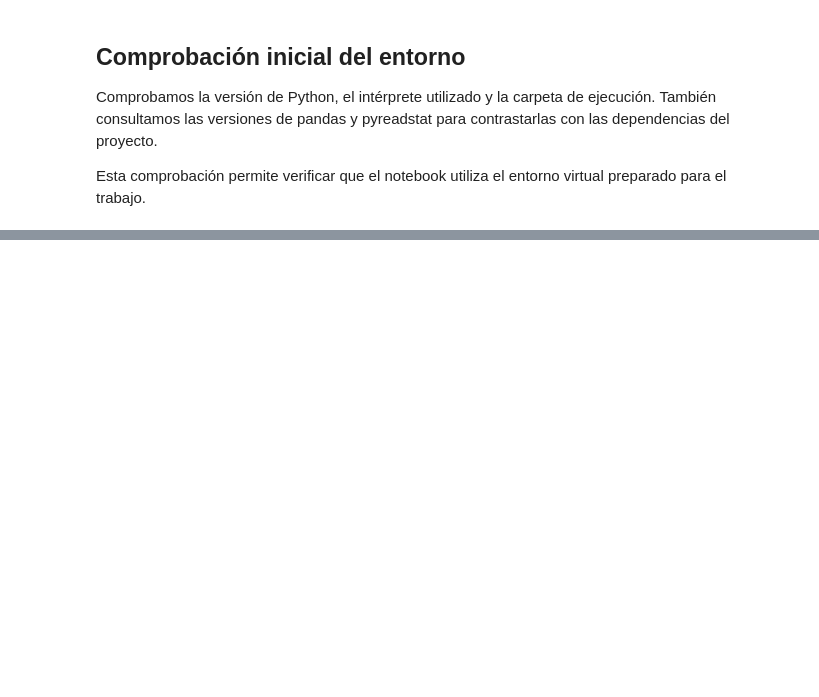
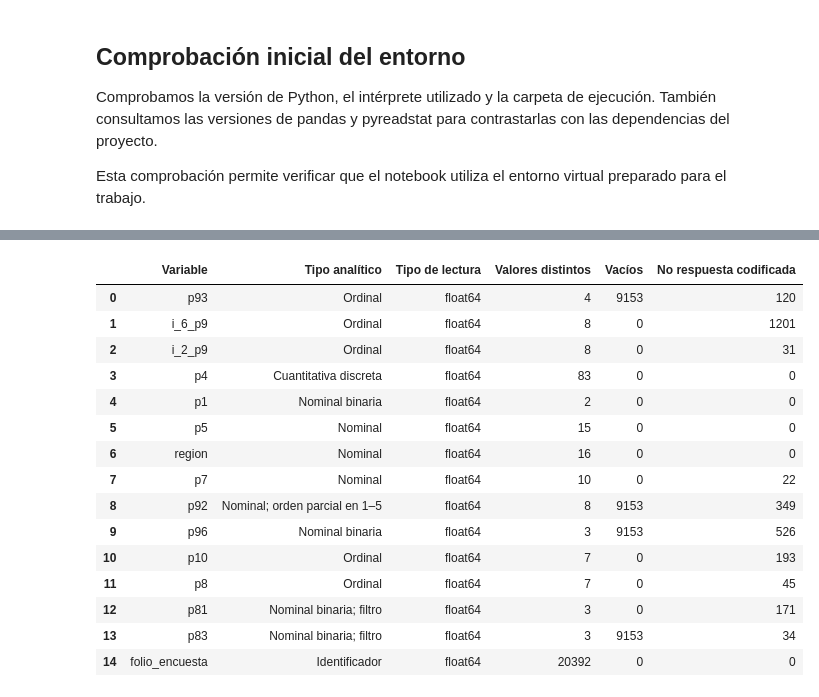
Before and after one commit to gosoriozamora/mcdi500-grupo9-enssex, a Jupyter notebook: F1/notebooks/F1_Definicion.ipynb, the cells around one changed output, grey strips where cells are left out. Drawn from its saved outputs; the diff is of its cells as text; code cells hidden in the pictures; blank space fills up the shorter version.

```diff
--- a/F1/notebooks/F1_Definicion.ipynb
+++ b/F1/notebooks/F1_Definicion.ipynb
@@ -54,0 +561,37 @@ pyreadstat: 1.3.6
+# %%
+def resumir_variables(tabla, especificaciones):
+    """Describe las variables acordadas sin recodificar ni modificar la tabla."""
+    validar_columnas(tabla, especificaciones)
+    registros = []
+    for nombre, (tipo_analitico, codigos_especiales) in especificaciones.items():
+        serie = tabla[nombre]
+        registros.append({
+            "Variable": nombre,
+            "Tipo analítico": tipo_analitico,
+            "Tipo de lectura": str(serie.dtype),
+            "Valores distintos": int(serie.nunique(dropna=True)),
+            "Vacíos": int(serie.isna().sum()),
+            "No respuesta codificada": int(serie.isin(codigos_especiales).sum()),
+        })
+    return pd.DataFrame(registros)
+
+
+perfil_variables = resumir_variables(datos, VARIABLES)
+display(perfil_variables)
+# %% [output]
+|  | Variable | Tipo analítico | Tipo de lectura | Valores distintos | Vacíos | No respuesta codificada |
+| 0 | p93 | Ordinal | float64 | 4 | 9153 | 120 |
+| 1 | i_6_p9 | Ordinal | float64 | 8 | 0 | 1201 |
+| 2 | i_2_p9 | Ordinal | float64 | 8 | 0 | 31 |
+| 3 | p4 | Cuantitativa discreta | float64 | 83 | 0 | 0 |
+| 4 | p1 | Nominal binaria | float64 | 2 | 0 | 0 |
+| 5 | p5 | Nominal | float64 | 15 | 0 | 0 |
+| 6 | region | Nominal | float64 | 16 | 0 | 0 |
+| 7 | p7 | Nominal | float64 | 10 | 0 | 22 |
+| 8 | p92 | Nominal; orden parcial en 1–5 | float64 | 8 | 9153 | 349 |
+| 9 | p96 | Nominal binaria | float64 | 3 | 9153 | 526 |
+| 10 | p10 | Ordinal | float64 | 7 | 0 | 193 |
+| 11 | p8 | Ordinal | float64 | 7 | 0 | 45 |
+| 12 | p81 | Nominal binaria; filtro | float64 | 3 | 0 | 171 |
+| 13 | p83 | Nominal binaria; filtro | float64 | 3 | 9153 | 34 |
+| 14 | folio_encuesta | Identificador | float64 | 20392 | 0 | 0 |
```
Also changed, not shown: parts of 43 cells of this notebook, 3 other files.
